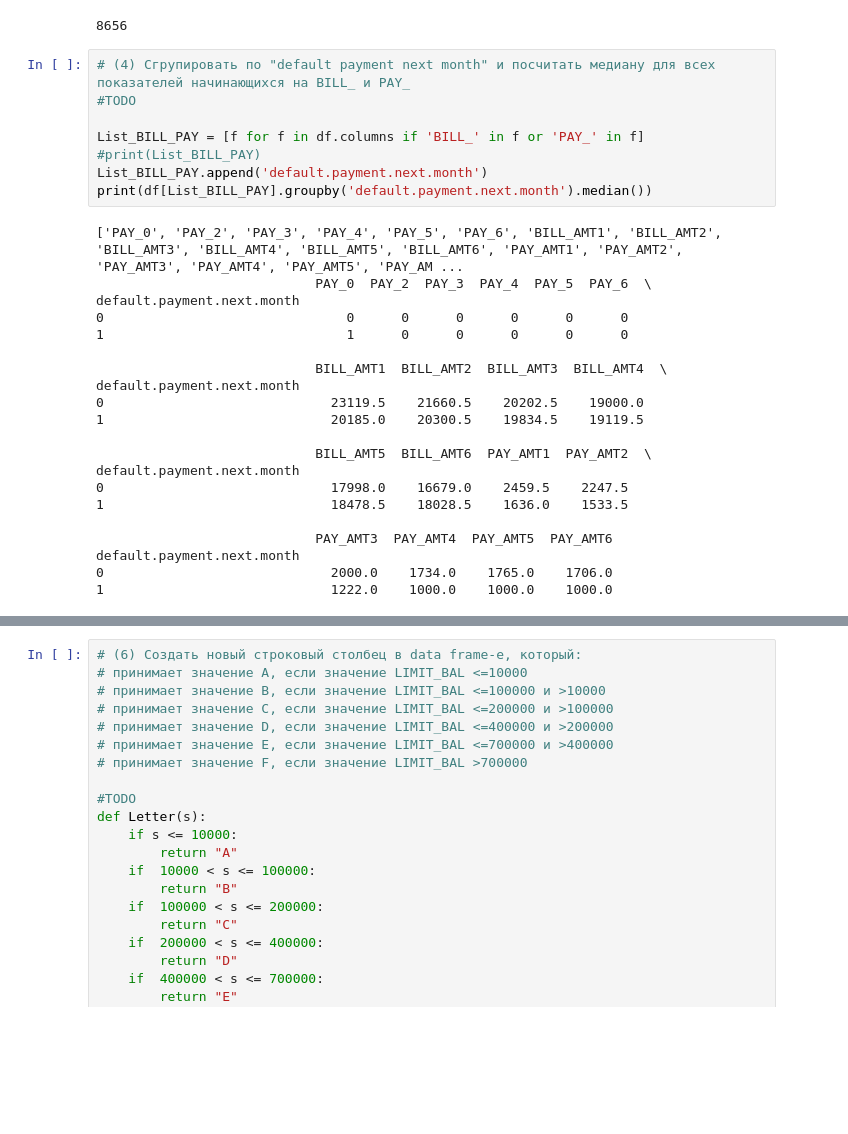
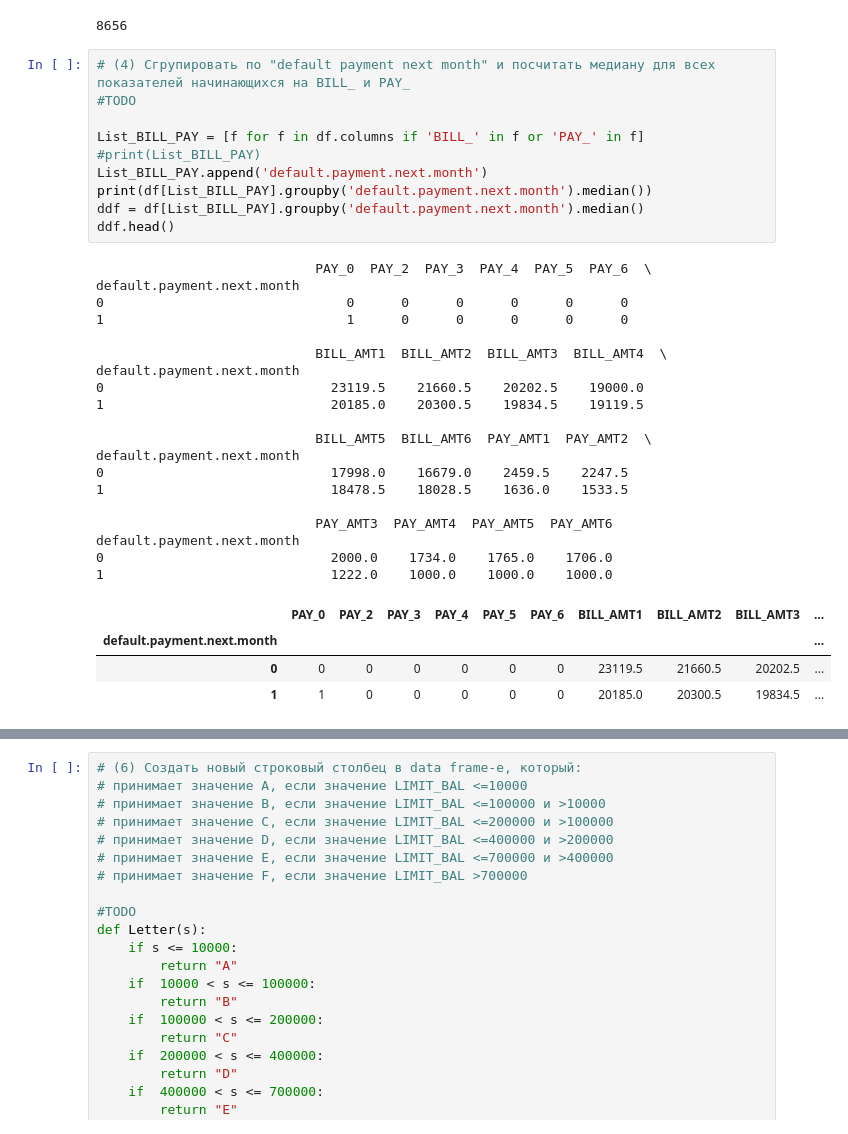
Before and after one commit to VladRim/sfml, a Jupyter notebook: hw1-task.ipynb, the cells around one changed output, grey strips where cells are left out. Saved outputs shown, nothing was run; the diff lists cells and outputs as text; blank space fills up the shorter version.

```diff
--- a/hw1-task.ipynb
+++ b/hw1-task.ipynb
@@ -88,32 +88,37 @@ print(df[(df["EDUCATION"] == 2) & (df["SEX"] == 2)]["EDUCATION"].count())
 # %%
 # (4) Сгрупировать по "default payment next month" и посчитать медиану для всех показателей начинающихся на BILL_ и PAY_
 #TODO
 
 List_BILL_PAY = [f for f in df.columns if 'BILL_' in f or 'PAY_' in f]
 #print(List_BILL_PAY)
 List_BILL_PAY.append('default.payment.next.month')
 print(df[List_BILL_PAY].groupby('default.payment.next.month').median())
+ddf = df[List_BILL_PAY].groupby('default.payment.next.month').median()
+ddf.head()
 # %% [output]
-['PAY_0', 'PAY_2', 'PAY_3', 'PAY_4', 'PAY_5', 'PAY_6', 'BILL_AMT1', 'BILL_AMT2', 'BILL_AMT3', 'BILL_AMT4', 'BILL_AMT5', 'BILL_AMT6', 'PAY_AMT1', 'PAY_AMT2', 'PAY_AMT3', 'PAY_AMT4', 'PAY_AMT5', 'PAY_AM ...
                             PAY_0  PAY_2  PAY_3  PAY_4  PAY_5  PAY_6  \
 default.payment.next.month
 0                               0      0      0      0      0      0
 1                               1      0      0      0      0      0
 
                             BILL_AMT1  BILL_AMT2  BILL_AMT3  BILL_AMT4  \
 default.payment.next.month
 0                             23119.5    21660.5    20202.5    19000.0
 1                             20185.0    20300.5    19834.5    19119.5
 
                             BILL_AMT5  BILL_AMT6  PAY_AMT1  PAY_AMT2  \
 default.payment.next.month
 0                             17998.0    16679.0    2459.5    2247.5
 1                             18478.5    18028.5    1636.0    1533.5
 
                             PAY_AMT3  PAY_AMT4  PAY_AMT5  PAY_AMT6
 default.payment.next.month
 0                             2000.0    1734.0    1765.0    1706.0
 1                             1222.0    1000.0    1000.0    1000.0
+|  | PAY_0 | PAY_2 | PAY_3 | PAY_4 | PAY_5 | PAY_6 | BILL_AMT1 | BILL_AMT2 | BILL_AMT3 | ... |
+| default.payment.next.month |  |  |  |  |  |  |  |  |  | ... |
+| 0 | 0 | 0 | 0 | 0 | 0 | 0 | 23119.5 | 21660.5 | 20202.5 | ... |
+| 1 | 1 | 0 | 0 | 0 | 0 | 0 | 20185.0 | 20300.5 | 19834.5 | ... |
 # %%
 # (5) постройте сводную таблицу (pivot table) по SEX, EDUCATION, MARRIAGE
 
```
Also changed, not shown: parts of 2 cells of this notebook.
